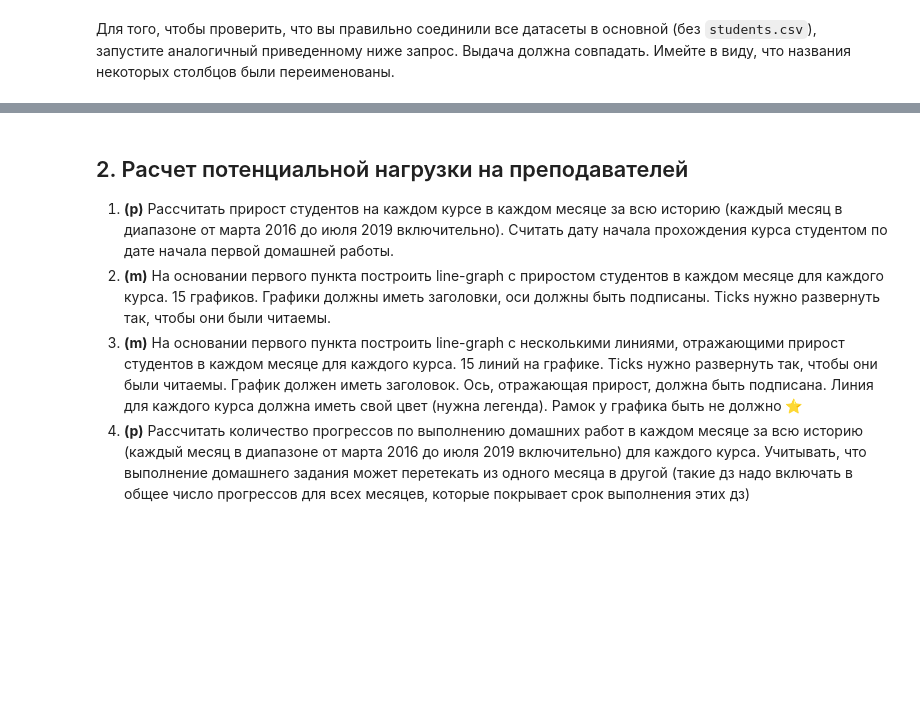
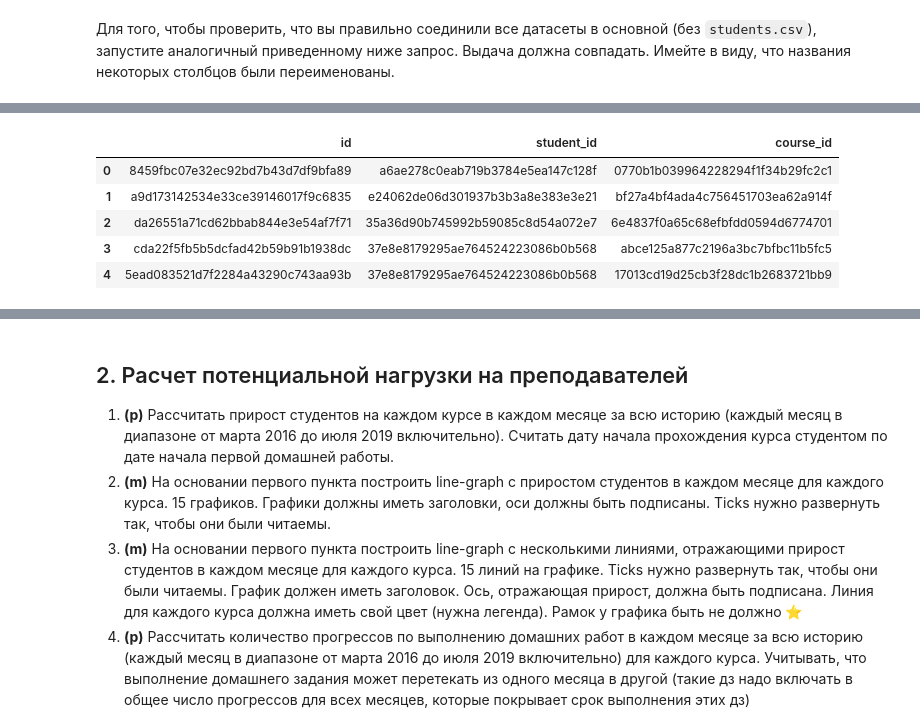
Before and after one commit to vegorovmsk/skillbox_ds_analytics_project_1, a Jupyter notebook: Coursework_analytics_1.ipynb, the cells around one changed output, grey strips where cells are left out. Saved outputs shown, nothing was run; the diff lists cells and outputs as text; code cells hidden in the pictures; blank space fills up the shorter version.

```diff
--- a/Coursework_analytics_1.ipynb
+++ b/Coursework_analytics_1.ipynb
@@ -105,0 +159,10 @@ from matplotlib
+# %%
+progresses_df = pd.read_csv('Data/progresses.csv')
+progresses_df.head()
+# %% [output]
+|  | id | student_id | course_id |
+| 0 | 8459fbc07e32ec92bd7b43d7df9bfa89 | a6ae278c0eab719b3784e5ea147c128f | 0770b1b039964228294f1f34b29fc2c1 |
+| 1 | a9d173142534e33ce39146017f9c6835 | e24062de06d301937b3b3a8e383e3e21 | bf27a4bf4ada4c756451703ea62a914f |
+| 2 | da26551a71cd62bbab844e3e54af7f71 | 35a36d90b745992b59085c8d54a072e7 | 6e4837f0a65c68efbfdd0594d6774701 |
+| 3 | cda22f5fb5b5dcfad42b59b91b1938dc | 37e8e8179295ae764524223086b0b568 | abce125a877c2196a3bc7bfbc11b5fc5 |
+| 4 | 5ead083521d7f2284a43290c743aa93b | 37e8e8179295ae764524223086b0b568 | 17013cd19d25cb3f28dc1b2683721bb9 |
```
Also changed, not shown: parts of 10 cells of this notebook.
